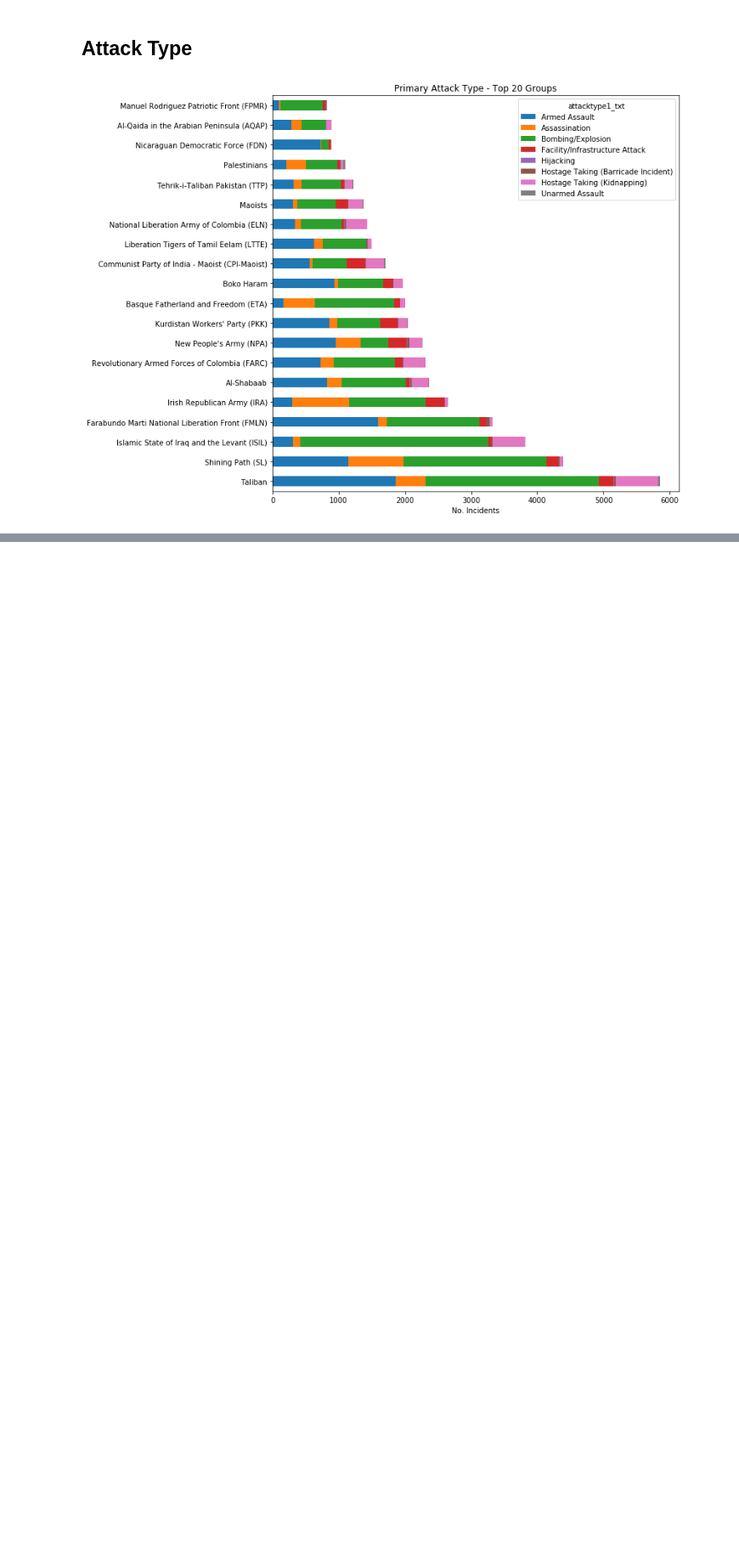
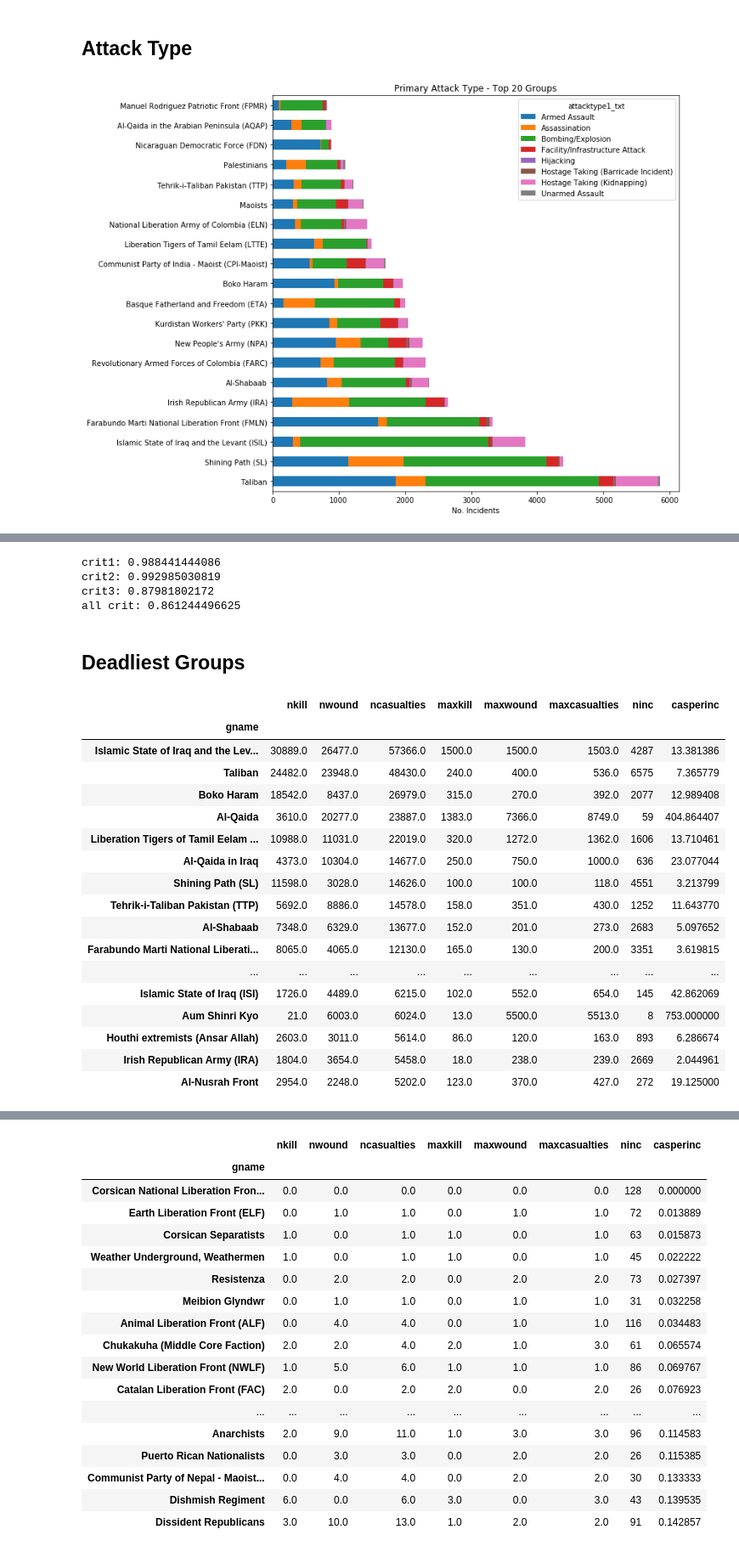
Before and after one commit to jack89roberts/GTD, a Jupyter notebook: GTD_EDA.ipynb, the cells around one changed output, grey strips where cells are left out. Shown: that part at 85% size. Drawn from its saved outputs; the diff is of its cells as text; code cells hidden in the pictures; blank space fills up the shorter version.

```diff
--- a/GTD_Challenge.ipynb
+++ b/GTD_EDA.ipynb
@@ -294,0 +284,46 @@ Name: gname, Length: 123, dtype: int64
+# %%
+print('crit1:',sum(df['crit1'])/len(df))
+print('crit2:',sum(df['crit2'])/len(df))
+print('crit3:',sum(df['crit3'])/len(df))
+
+print('all crit:',sum(df['crit1'] & df['crit2'] & df['crit3'])/len(df))
+# %% [output]
+crit1: 0.988441444086
+crit2: 0.992985030819
+crit3: 0.87981802172
+all crit: 0.861244496625
+# %% [markdown]
+## Deadliest Groups
+# %%
+df['ncasualties'] = df['nkill'].fillna(0) + df['nwound'].fillna(0)
+
+grp_kill = df.groupby('gname')[['nkill','nwound','ncasualties']].sum()
+grp_kill.fillna(0,inplace=True)
+
+grp_kill[['maxkill','maxwound','maxcasualties']] = df.groupby('gname')[['nkill','nwound','ncasualties']].max()
+grp_kill['ninc'] = df.groupby('gname')['eventid'].count()
+grp_kill['casperinc'] = grp_kill['ncasualties']/grp_kill['ninc']
+
+display(grp_kill.sort_values('ncasualties',ascending=False).head(20))
+
+display(grp_kill[grp_kill.ninc>20].sort_values('casperinc',ascending=False).head(20))
+display(grp_kill[grp_kill.ninc>20].sort_values('casperinc',ascending=True).head(20))
+# %% [output]
+|  | nkill | nwound | ncasualties | maxkill | maxwound | maxcasualties | ninc | casperinc |
+| gname |  |  |  |  |  |  |  |  |
+| Islamic State of Iraq and the Lev... | 30889.0 | 26477.0 | 57366.0 | 1500.0 | 1500.0 | 1503.0 | 4287 | 13.381386 |
+| Taliban | 24482.0 | 23948.0 | 48430.0 | 240.0 | 400.0 | 536.0 | 6575 | 7.365779 |
+| Boko Haram | 18542.0 | 8437.0 | 26979.0 | 315.0 | 270.0 | 392.0 | 2077 | 12.989408 |
+| Al-Qaida | 3610.0 | 20277.0 | 23887.0 | 1383.0 | 7366.0 | 8749.0 | 59 | 404.864407 |
+| Liberation Tigers of Tamil Eelam ... | 10988.0 | 11031.0 | 22019.0 | 320.0 | 1272.0 | 1362.0 | 1606 | 13.710461 |
+| Al-Qaida in Iraq | 4373.0 | 10304.0 | 14677.0 | 250.0 | 750.0 | 1000.0 | 636 | 23.077044 |
+| Shining Path (SL) | 11598.0 | 3028.0 | 14626.0 | 100.0 | 100.0 | 118.0 | 4551 | 3.213799 |
+| Tehrik-i-Taliban Pakistan (TTP) | 5692.0 | 8886.0 | 14578.0 | 158.0 | 351.0 | 430.0 | 1252 | 11.643770 |
+| Al-Shabaab | 7348.0 | 6329.0 | 13677.0 | 152.0 | 201.0 | 273.0 | 2683 | 5.097652 |
+| Farabundo Marti National Liberati... | 8065.0 | 4065.0 | 12130.0 | 165.0 | 130.0 | 200.0 | 3351 | 3.619815 |
+| ... | ... | ... | ... | ... | ... | ... | ... | ... |
+| Islamic State of Iraq (ISI) | 1726.0 | 4489.0 | 6215.0 | 102.0 | 552.0 | 654.0 | 145 | 42.862069 |
+| Aum Shinri Kyo | 21.0 | 6003.0 | 6024.0 | 13.0 | 5500.0 | 5513.0 | 8 | 753.000000 |
+| Houthi extremists (Ansar Allah) | 2603.0 | 3011.0 | 5614.0 | 86.0 | 120.0 | 163.0 | 893 | 6.286674 |
+| Irish Republican Army (IRA) | 1804.0 | 3654.0 | 5458.0 | 18.0 | 238.0 | 239.0 | 2669 | 2.044961 |
+| Al-Nusrah Front | 2954.0 | 2248.0 | 5202.0 | 123.0 | 370.0 | 427.0 | 272 | 19.125000 |
@@ -294,0 +348,18 @@ Name: gname, Length: 123, dtype: int64
+|  | nkill | nwound | ncasualties | maxkill | maxwound | maxcasualties | ninc | casperinc |
+| gname |  |  |  |  |  |  |  |  |
+| Corsican National Liberation Fron... | 0.0 | 0.0 | 0.0 | 0.0 | 0.0 | 0.0 | 128 | 0.000000 |
+| Earth Liberation Front (ELF) | 0.0 | 1.0 | 1.0 | 0.0 | 1.0 | 1.0 | 72 | 0.013889 |
+| Corsican Separatists | 1.0 | 0.0 | 1.0 | 1.0 | 0.0 | 1.0 | 63 | 0.015873 |
+| Weather Underground, Weathermen | 1.0 | 0.0 | 1.0 | 1.0 | 0.0 | 1.0 | 45 | 0.022222 |
+| Resistenza | 0.0 | 2.0 | 2.0 | 0.0 | 2.0 | 2.0 | 73 | 0.027397 |
+| Meibion Glyndwr | 0.0 | 1.0 | 1.0 | 0.0 | 1.0 | 1.0 | 31 | 0.032258 |
+| Animal Liberation Front (ALF) | 0.0 | 4.0 | 4.0 | 0.0 | 1.0 | 1.0 | 116 | 0.034483 |
+| Chukakuha (Middle Core Faction) | 2.0 | 2.0 | 4.0 | 2.0 | 1.0 | 3.0 | 61 | 0.065574 |
+| New World Liberation Front (NWLF) | 1.0 | 5.0 | 6.0 | 1.0 | 1.0 | 1.0 | 86 | 0.069767 |
+| Catalan Liberation Front (FAC) | 2.0 | 0.0 | 2.0 | 2.0 | 0.0 | 2.0 | 26 | 0.076923 |
+| ... | ... | ... | ... | ... | ... | ... | ... | ... |
+| Anarchists | 2.0 | 9.0 | 11.0 | 1.0 | 3.0 | 3.0 | 96 | 0.114583 |
+| Puerto Rican Nationalists | 0.0 | 3.0 | 3.0 | 0.0 | 2.0 | 2.0 | 26 | 0.115385 |
+| Communist Party of Nepal - Maoist... | 0.0 | 4.0 | 4.0 | 0.0 | 2.0 | 2.0 | 30 | 0.133333 |
+| Dishmish Regiment | 6.0 | 0.0 | 6.0 | 3.0 | 0.0 | 3.0 | 43 | 0.139535 |
+| Dissident Republicans | 3.0 | 10.0 | 13.0 | 1.0 | 2.0 | 2.0 | 91 | 0.142857 |
```
Also changed, not shown: parts of 10 cells of this notebook.
